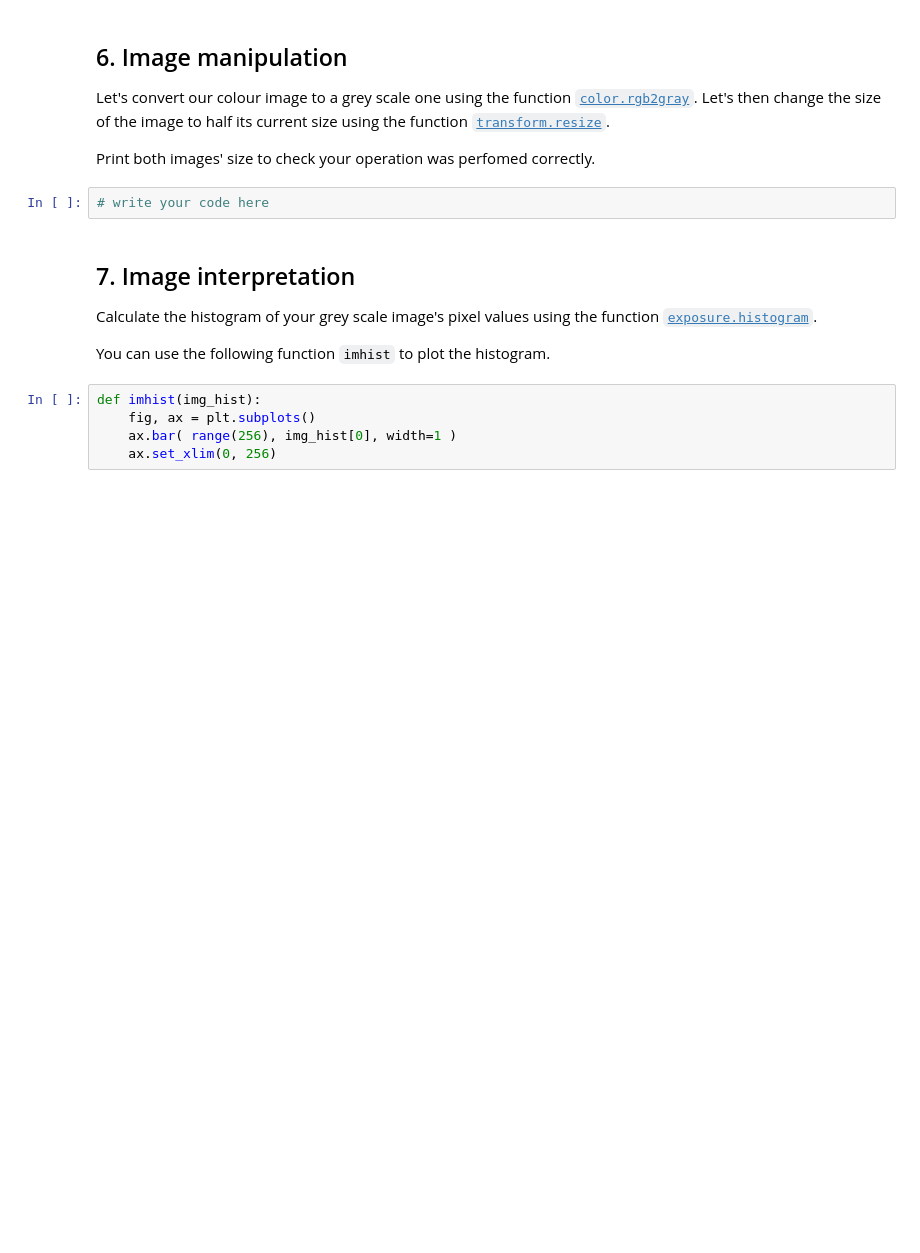
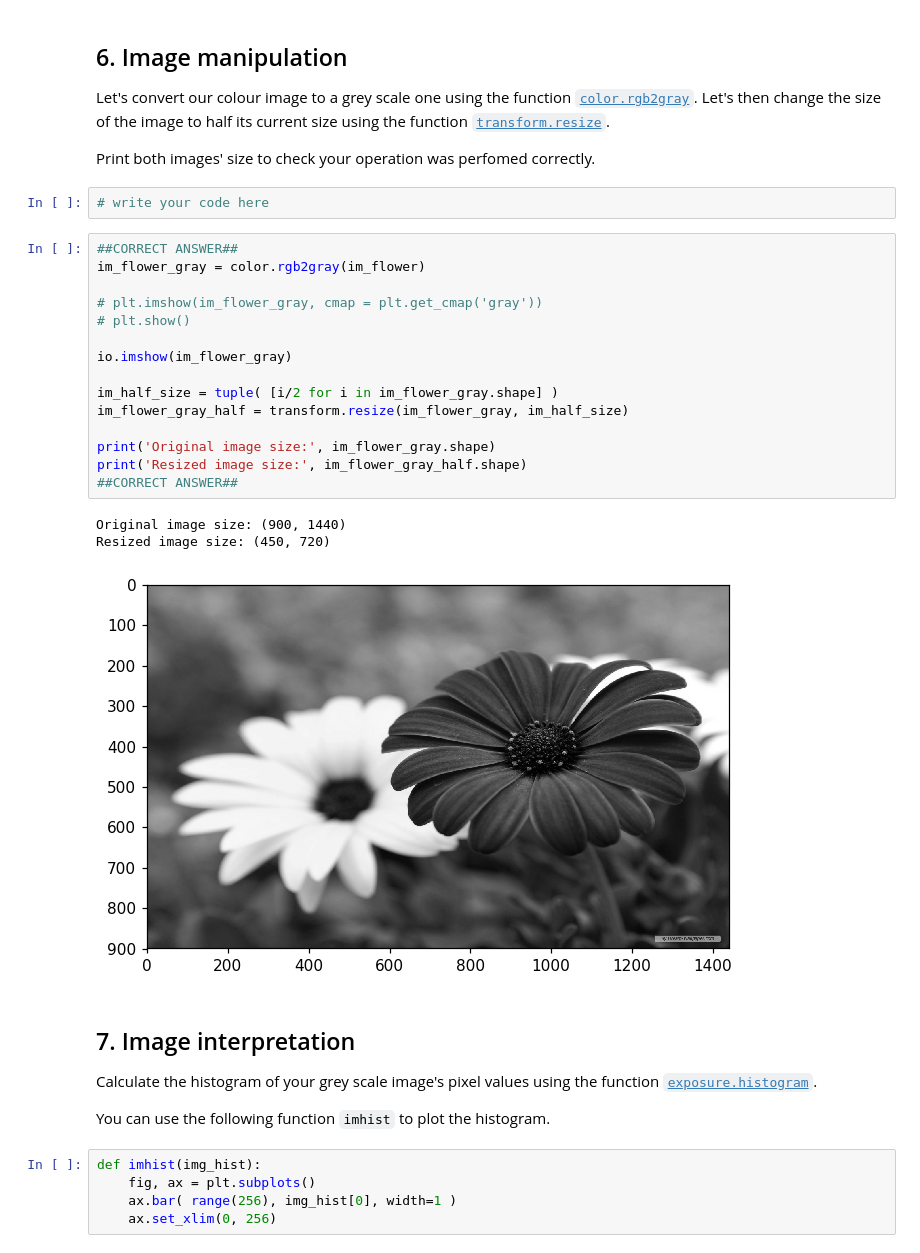
Before and after one commit to UoB-COMS21202/lab_sheets_public, a Jupyter notebook: lab_2/labsheet2.ipynb, the cells around one changed output. Cells and saved outputs as stored; diff of their text form; blank space fills up the shorter version.

```diff
--- a/lab_2/labsheet2.ipynb
+++ b/lab_2/labsheet2.ipynb
@@ -154,6 +358,25 @@ Let's convert our colour image to a grey scale one using the function [`color.rg
 Print both images' size to check your operation was perfomed correctly.
 # %%
 # write your code here
+# %%
+##CORRECT ANSWER##
+im_flower_gray = color.rgb2gray(im_flower)
+
+# plt.imshow(im_flower_gray, cmap = plt.get_cmap('gray'))
+# plt.show()
+
+io.imshow(im_flower_gray)
+
+im_half_size = tuple( [i/2 for i in im_flower_gray.shape] )
+im_flower_gray_half = transform.resize(im_flower_gray, im_half_size)
+
+print('Original image size:', im_flower_gray.shape)
+print('Resized image size:', im_flower_gray_half.shape)
+##CORRECT ANSWER##
+# %% [output]
+Original image size: (900, 1440)
+Resized image size: (450, 720)
+[figure, added]
 # %% [markdown]
 ## 7. Image interpretation
 
```
Also changed, not shown: parts of 19 cells of this notebook.
